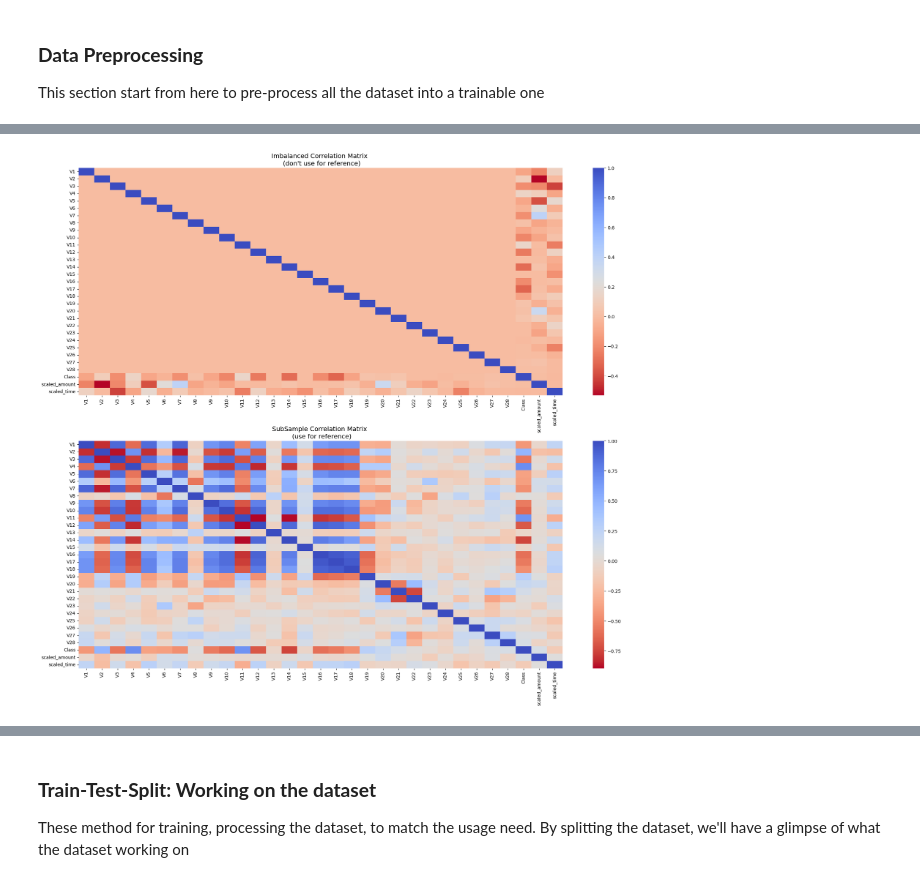
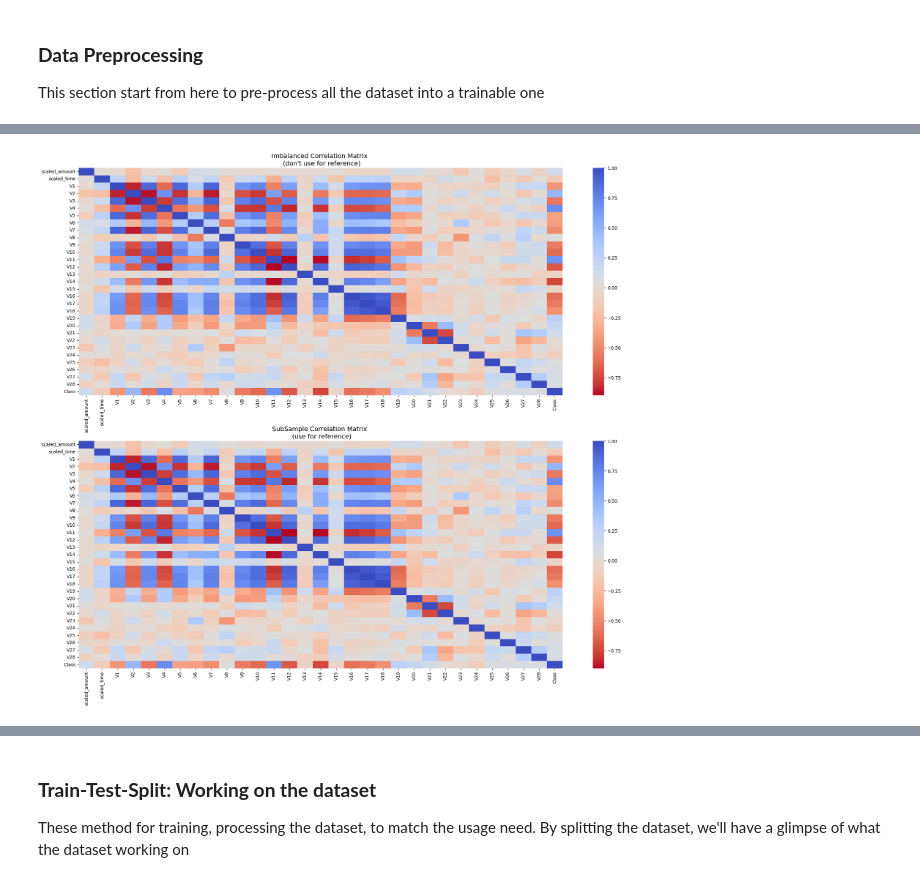
Before and after one commit to andyphan0508/fraud-credit-detection, a Jupyter notebook: Fraud_Credit_Card_With_Imbalance_Data.ipynb, the cells around one changed output, grey strips where cells are left out. Saved outputs shown, nothing was run; the diff lists cells and outputs as text; code cells hidden in the pictures.

```diff
--- a/Fraud_Credit_Card_With_Imbalance_Data.ipynb
+++ b/Fraud_Credit_Card_With_Imbalance_Data.ipynb
@@ -108,0 +94,12 @@ Name: count, dtype: int64
+# %%
+from sklearn.preprocessing import RobustScaler
+
+# RobustScaler is less prone to outliers.
+
+std_scaler = StandardScaler()
+rob_scaler = RobustScaler()
+
+df['scaled_amount'] = rob_scaler.fit_transform(df['Amount'].values.reshape(-1,1))
+df['scaled_time'] = rob_scaler.fit_transform(df['Time'].values.reshape(-1,1))
+
+df.drop(['Time','Amount'], axis=1, inplace=True)
@@ -108,0 +108,11 @@ Name: count, dtype: int64
+# %%
+scaled_amount = df['scaled_amount']
+scaled_time = df['scaled_time']
+
+df.drop(['scaled_amount', 'scaled_time'], axis=1, inplace=True)
+df.insert(0, 'scaled_amount', scaled_amount)
+df.insert(1, 'scaled_time', scaled_time)
+
+# Amount and Time are Scaled!
+
+df.head()
@@ -108,0 +127,13 @@ Name: count, dtype: int64
+# %%
+df = df.sample(frac=1)
+
+# amount of fraud classes 492 rows.
+fraud_df = df.loc[df['Class'] == 1]
+non_fraud_df = df.loc[df['Class'] == 0][:492]
+
+normal_distributed_df = pd.concat([fraud_df, non_fraud_df])
+
+# Shuffle dataframe rows
+new_df = normal_distributed_df.sample(frac=1, random_state=42)
+
+new_df.head()
@@ -109,6 +154,6 @@ Name: count, dtype: int64
 # %%
 from sklearn.preprocessing import StandardScaler
 scaler = StandardScaler()
-for i in df1.columns:
+for i in new_df.columns:
   if i != 'Class':
-    df1[i] = scaler.fit_transform(df1[[i]])
+    new_df[i] = scaler.fit_transform(new_df[[i]])
@@ -171,20 +160,20 @@ new_df.head()
 # %%
 # Make sure we use the subsample in our correlation
 
 f, (ax1, ax2) = plt.subplots(2, 1, figsize=(24,20))
 
 # Entire DataFrame
-corr = dataset.corr()
+corr = new_df.corr()
 sns.heatmap(corr, cmap='coolwarm_r', annot_kws={'size':20}, ax=ax1)
 ax1.set_title("Imbalanced Correlation Matrix \n (don't use for reference)", fontsize=14)
 
 
 sub_sample_corr = new_df.corr()
 sns.heatmap(sub_sample_corr, cmap='coolwarm_r', annot_kws={'size':20}, ax=ax2)
 ax2.set_title('SubSample Correlation Matrix \n (use for reference)', fontsize=14)
 plt.show()
 # %% [output]
-[figure, old version]
+[figure, new version]
 # %%
 from scipy.stats import norm
 
```
Also changed, not shown: parts of 29 cells of this notebook.
